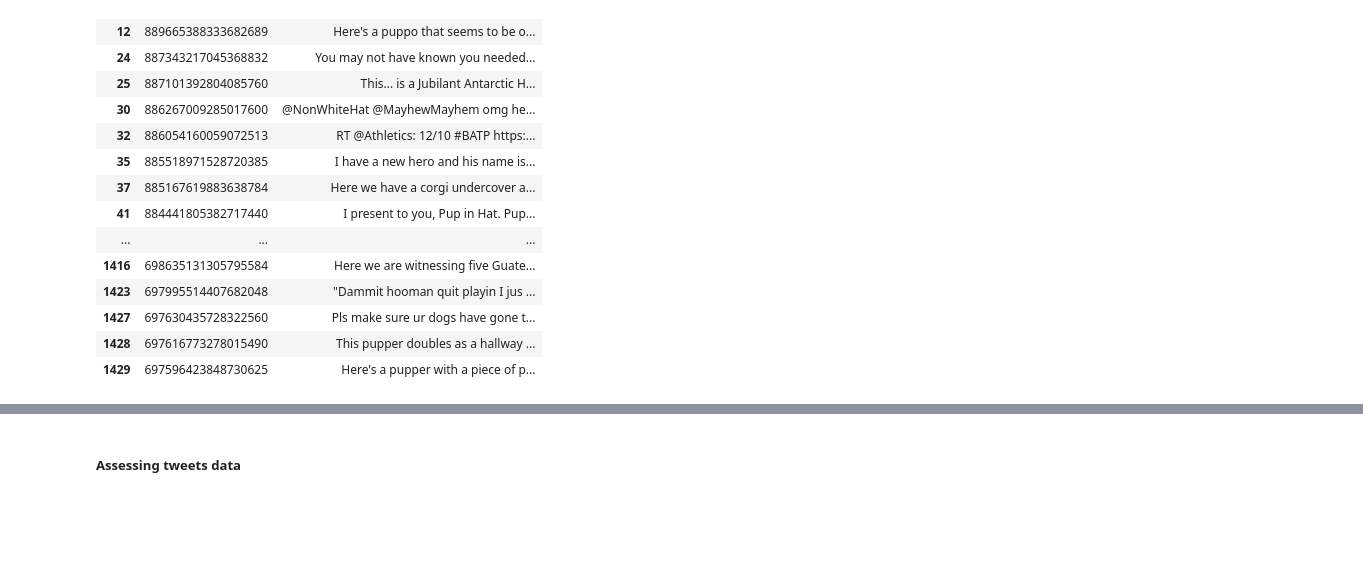
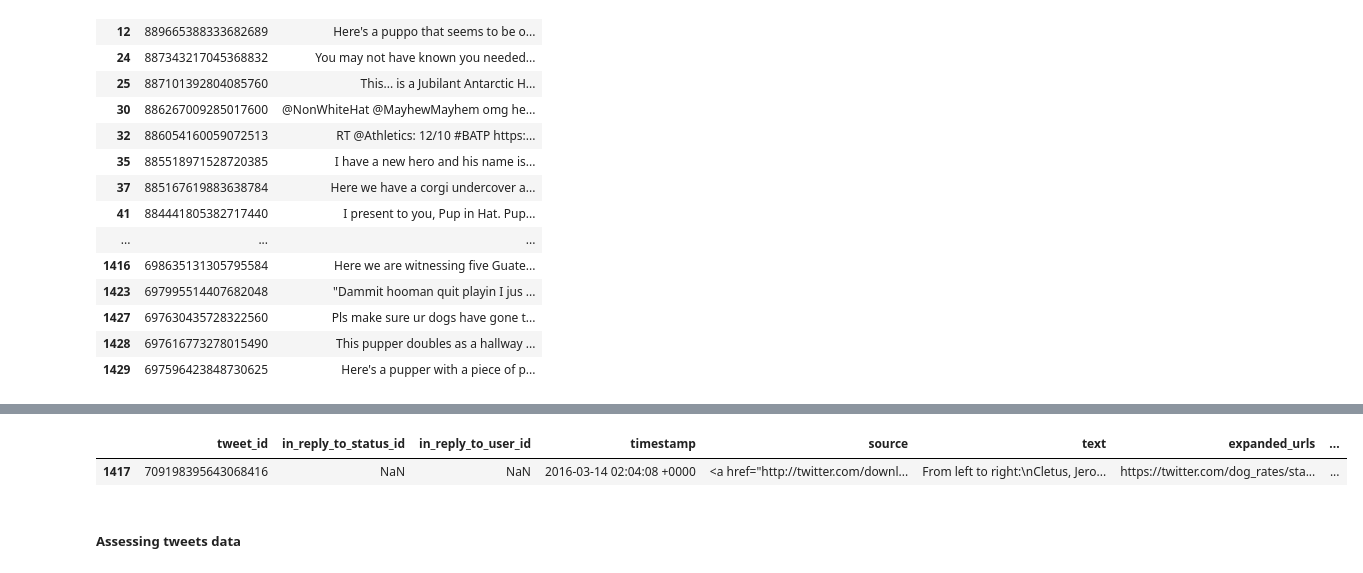
Before and after one commit to floreencia/we-rate-dogs-data-analysis, a Jupyter notebook: wrangle_act.ipynb, the cells around one changed output, grey strips where cells are left out. Saved outputs shown, nothing was run; the diff lists cells and outputs as text; code cells hidden in the pictures; blank space fills up the shorter version.

Commit message:
Assess and clean: ratings

```diff
--- a/wrangle_act.ipynb
+++ b/wrangle_act.ipynb
@@ -276,3 +310,8 @@ twitter_dogs_archive[twitter_dogs_archive.name == "None"][['tweet_id','text']]
+# %%
+dogs_clean.query('tweet_id == 709198395643068416')
+# %% [output]
+|  | tweet_id | in_reply_to_status_id | in_reply_to_user_id | timestamp | source | text | expanded_urls | ... |
+| 1417 | 709198395643068416 | NaN | NaN | 2016-03-14 02:04:08 +0000 | <a href="http://twitter.com/downl... | From left to right:\nCletus, Jero... | https://twitter.com/dog_rates/sta... | ... |
 # %%
 twitter_dogs_archive[twitter_dogs_archive.tweet_id == 679062614270468096]
 # %%
```
Also changed, not shown: parts of 20 cells of this notebook.
